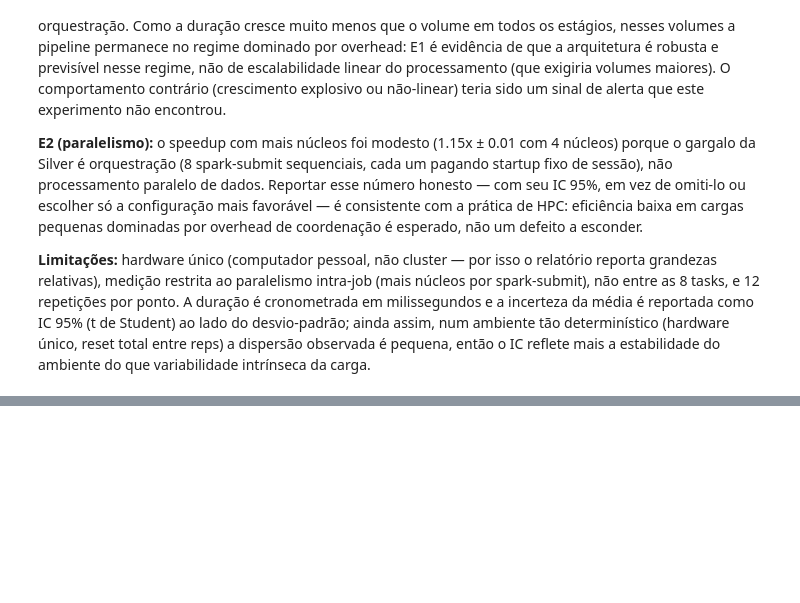
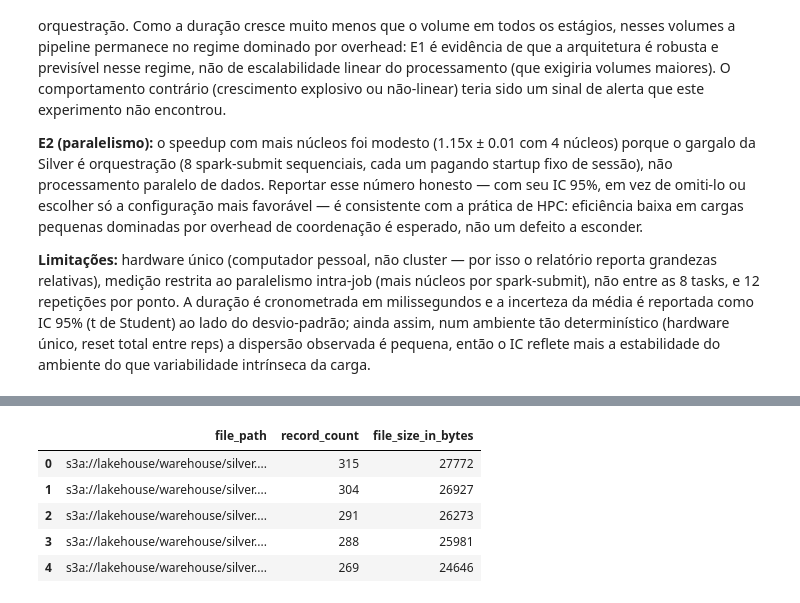
Before and after one commit to silvio-estat/ARTIGO_DLH, a Jupyter notebook: experimentos/sscad2026/relatorio_experimento.ipynb, the cells around one changed output, grey strips where cells are left out. Cells and saved outputs as stored; diff of their text form; code cells hidden in the pictures; blank space fills up the shorter version.

```diff
--- a/experimentos/sscad2026/relatorio_experimento.ipynb
+++ b/experimentos/sscad2026/relatorio_experimento.ipynb
@@ -689,0 +809,14 @@ Tabelas exportadas (CSV + LaTeX) em: resultados/tabelas
+# %%
+query_df("""
+    SELECT file_path, record_count, file_size_in_bytes
+    FROM iceberg.silver."relt_intel$files"
+    ORDER BY record_count DESC
+    LIMIT 5
+""")
+# %% [output]
+|  | file_path | record_count | file_size_in_bytes |
+| 0 | s3a://lakehouse/warehouse/silver.... | 315 | 27772 |
+| 1 | s3a://lakehouse/warehouse/silver.... | 304 | 26927 |
+| 2 | s3a://lakehouse/warehouse/silver.... | 291 | 26273 |
+| 3 | s3a://lakehouse/warehouse/silver.... | 288 | 25981 |
+| 4 | s3a://lakehouse/warehouse/silver.... | 269 | 24646 |
```
Also changed, not shown: parts of 16 cells of this notebook, 4 other files.
